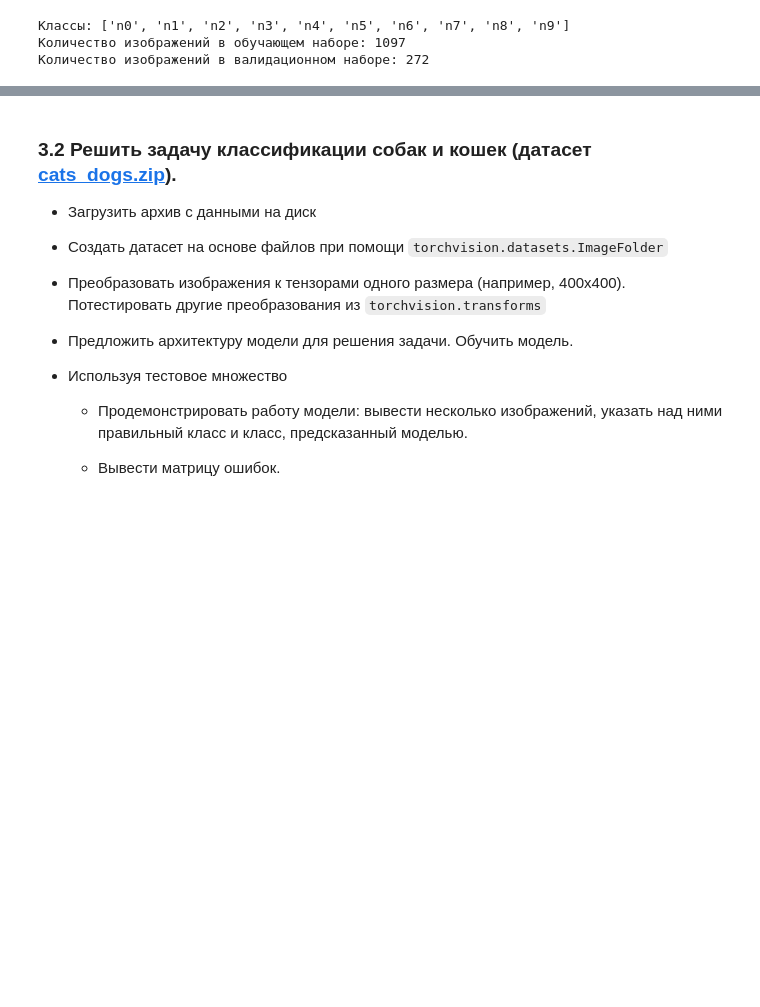
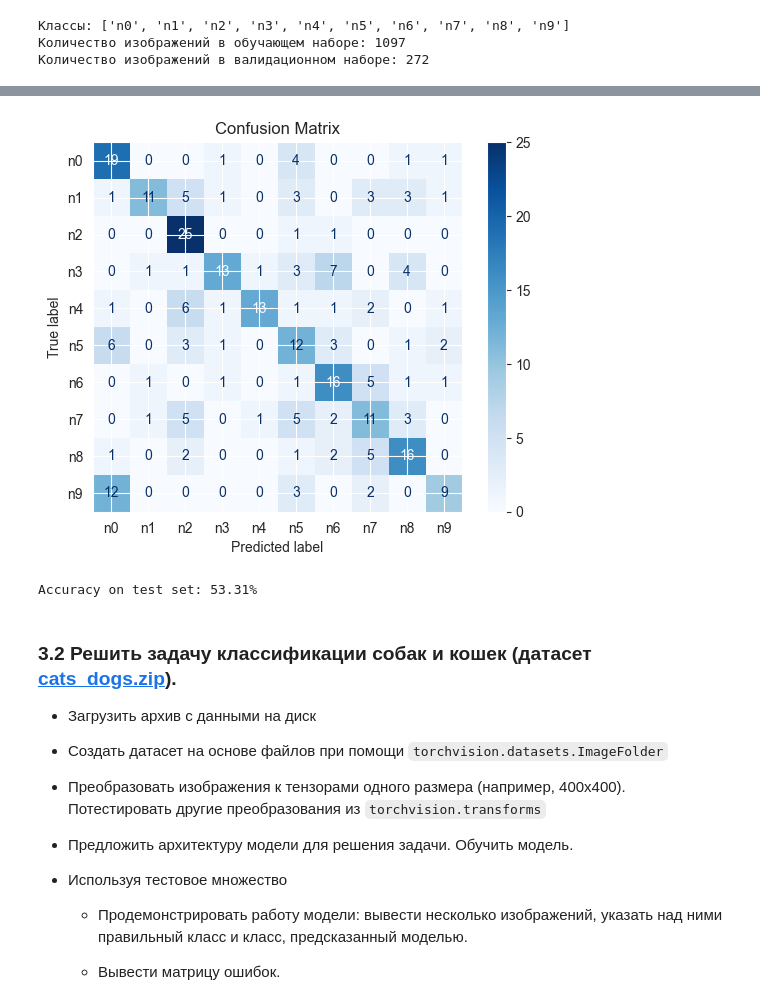
Before and after one commit to master-of-the-dungeon/ITiABD-PM22-7-Nikolay-Sedov, a Jupyter notebook: DL/blank_04_cnn.ipynb, the cells around one changed output, grey strips where cells are left out. Saved outputs shown, nothing was run; the diff lists cells and outputs as text; code cells hidden in the pictures; blank space fills up the shorter version.

```diff
--- a/DL/blank_04_cnn.ipynb
+++ b/DL/blank_04_cnn.ipynb
@@ -986,3 +1041,45 @@ KeyboardInterrupt:
+# %%
+def plot_confusion_matrix(model, loader, class_names):
+    model.eval()
+    all_preds = []
+    all_labels = []
+
+    with torch.no_grad():
+        for images, labels in loader:
+            images, labels = images.to(device), labels.to(device)
+            outputs = model(images)
+            _, preds = torch.max(outputs, 1)
+            all_preds.extend(preds.cpu().numpy())
+            all_labels.extend(labels.cpu().numpy())
+
+    # Построение матрицы ошибок
+    cm = confusion_matrix(all_labels, all_preds)
+    disp = ConfusionMatrixDisplay(confusion_matrix=cm, display_labels=class_names)
+    disp.plot(cmap='Blues', values_format='d')
+    plt.title('Confusion Matrix')
+    plt.show()
+
+plot_confusion_matrix(model, val_loader, class_names)
+# %% [output]
+[figure, added]
+# %%
+def evaluate_accuracy(model, loader):
+    model.eval()
+    correct = 0
+    total = 0
+    with torch.no_grad():
+        for images, labels in loader:
+            images, labels = images.to(device), labels.to(device)
+            outputs = model(images)
+            _, predicted = torch.max(outputs, 1)
+            total += labels.size(0)
+            correct += (predicted == labels).sum().item()
+    accuracy = 100 * correct / total
+    print(f'Accuracy on test set: {accuracy:.2f}%')
+
+evaluate_accuracy(model, val_loader)
+# %% [output]
+Accuracy on test set: 53.31%
 # %% [markdown]
 ### 3.2 Решить задачу классификации собак и кошек (датасет [cats_dogs.zip](https://disk.yandex.ru/d/wQtt5O1JF9ctnA)).
 * Загрузить архив с данными на диск
```
Also changed, not shown: parts of 15 cells of this notebook.
